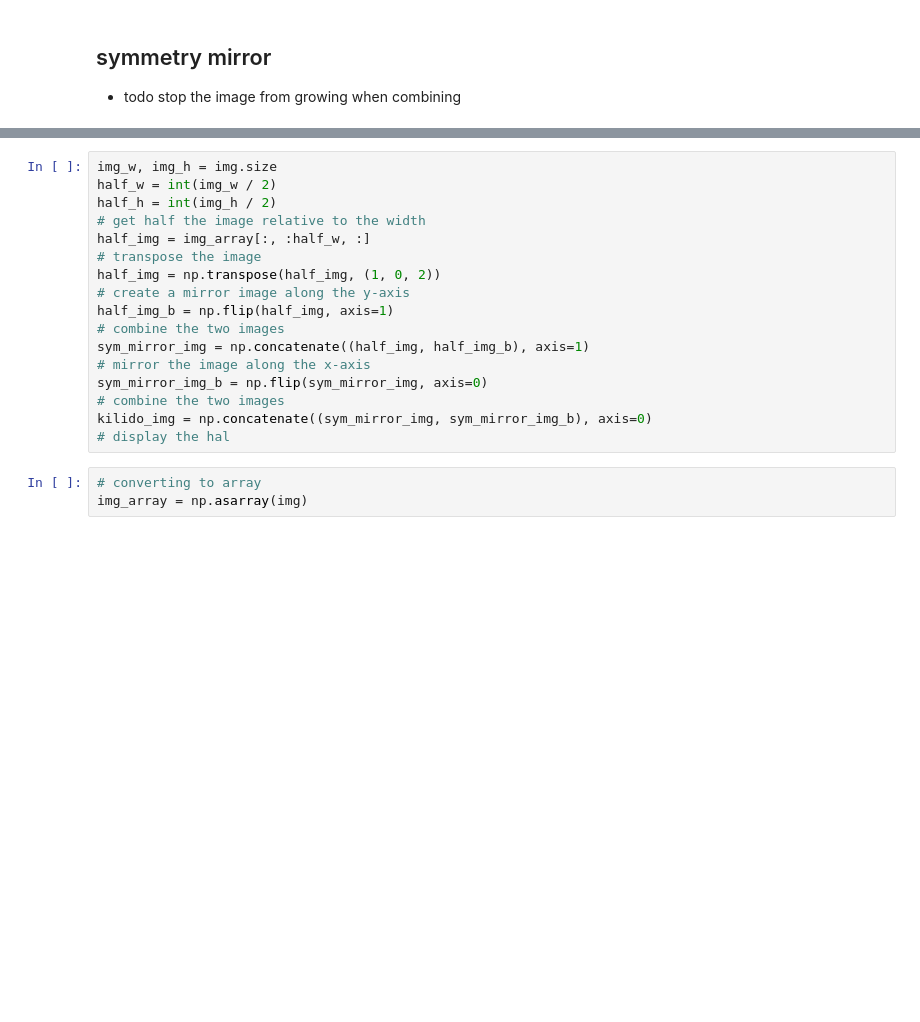
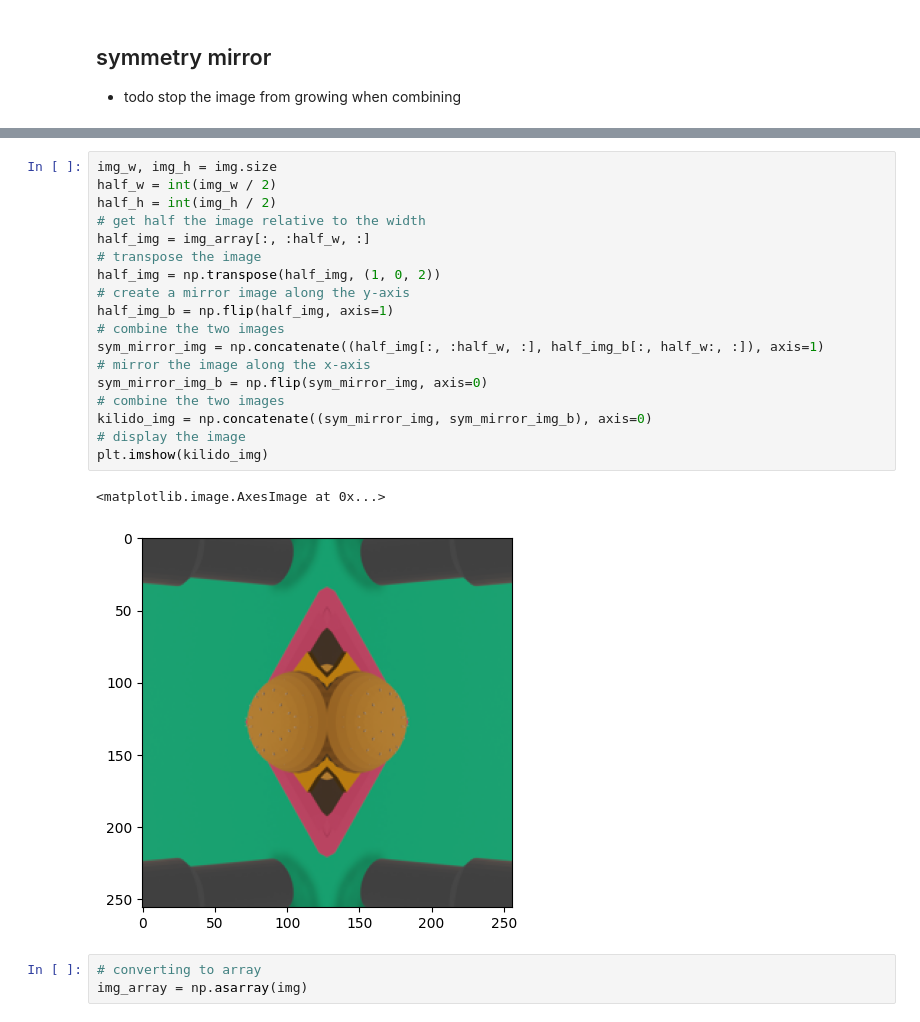
Before and after one commit to elynch90/ImageJam-Desktop, a Jupyter notebook: src/image_experiments.ipynb, the cells around one changed output, grey strips where cells are left out. Drawn from its saved outputs; the diff is of its cells as text; blank space fills up the shorter version.

```diff
--- a/src/image_experiments.ipynb
+++ b/src/image_experiments.ipynb
@@ -124,20 +141,24 @@ plt.imshow(kaleido_8)
 # %%
 img_w, img_h = img.size
 half_w = int(img_w / 2)
 half_h = int(img_h / 2)
 # get half the image relative to the width
 half_img = img_array[:, :half_w, :]
 # transpose the image
 half_img = np.transpose(half_img, (1, 0, 2))
 # create a mirror image along the y-axis
 half_img_b = np.flip(half_img, axis=1)
 # combine the two images
-sym_mirror_img = np.concatenate((half_img, half_img_b), axis=1)
+sym_mirror_img = np.concatenate((half_img[:, :half_w, :], half_img_b[:, half_w:, :]), axis=1)
 # mirror the image along the x-axis
 sym_mirror_img_b = np.flip(sym_mirror_img, axis=0)
 # combine the two images
 kilido_img = np.concatenate((sym_mirror_img, sym_mirror_img_b), axis=0)
-# display the hal
+# display the image
+plt.imshow(kilido_img)
+# %% [output]
+<matplotlib.image.AxesImage at 0x...>
+[figure, added]
 # %%
 # converting to array
 img_array = np.asarray(img)
```
Also changed, not shown: parts of 1 cell of this notebook.
